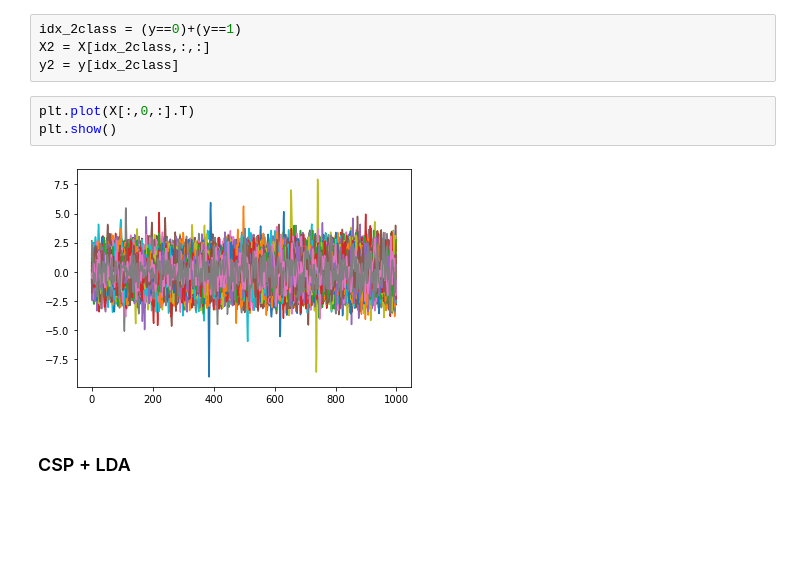
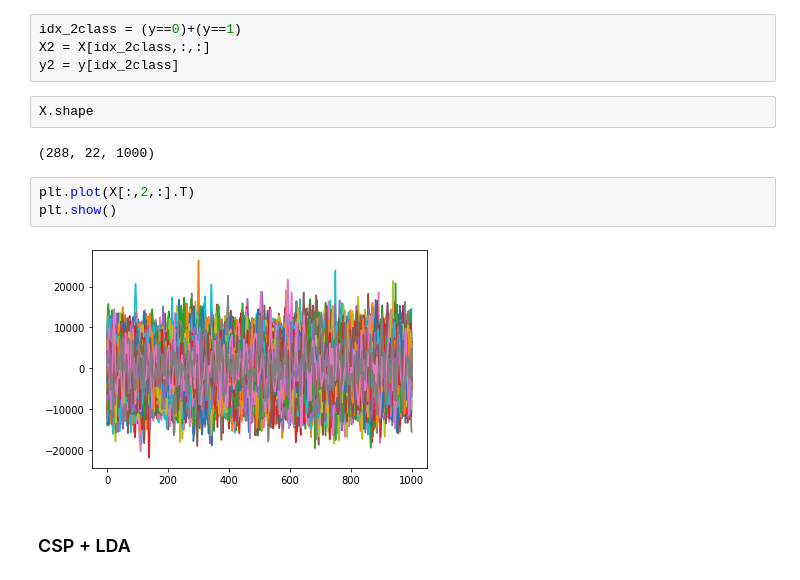
Before and after one commit to UN-GCPDS/python-gcpds.MI_prediction, a Jupyter notebook: Examples/Test_validation.ipynb, the cells around one changed output. Drawn from its saved outputs; the diff is of its cells as text; blank space fills up the shorter version.

```diff
--- a/Examples/Test_validation.ipynb
+++ b/Examples/Test_validation.ipynb
@@ -133,11 +135,15 @@ X,y = get_epochs(trials['win_0'].split('session')['session_T'])
 idx_2class = (y==0)+(y==1)
 X2 = X[idx_2class,:,:]
 y2 = y[idx_2class]
+# %%
+X.shape
+# %% [output]
+(288, 22, 1000)
 # %%
-plt.plot(X[:,0,:].T)
+plt.plot(X[:,2,:].T)
 plt.show()
 # %% [output]
-[figure, old version]
+[figure, new version]
 # %% [markdown]
 ### CSP + LDA
 # %%
```
Also changed, not shown: parts of 6 cells of this notebook.
